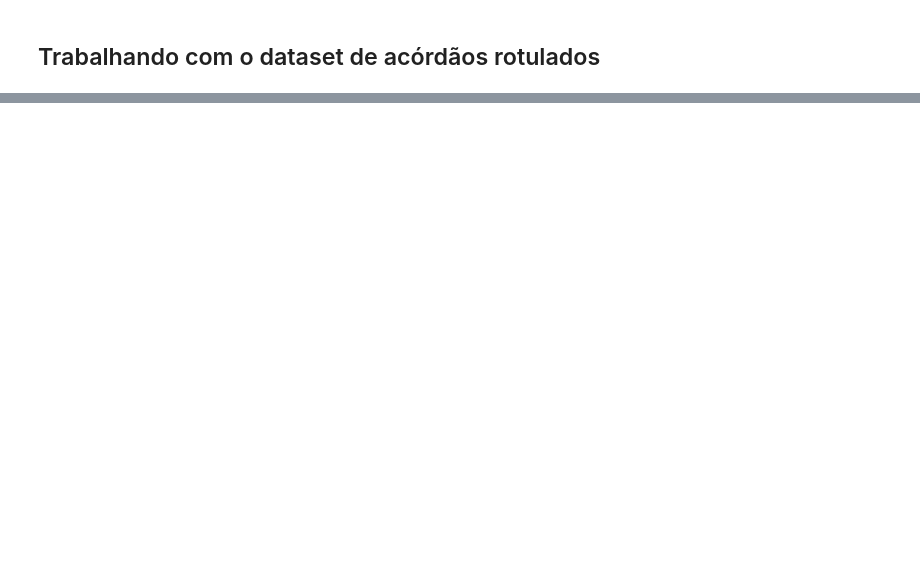
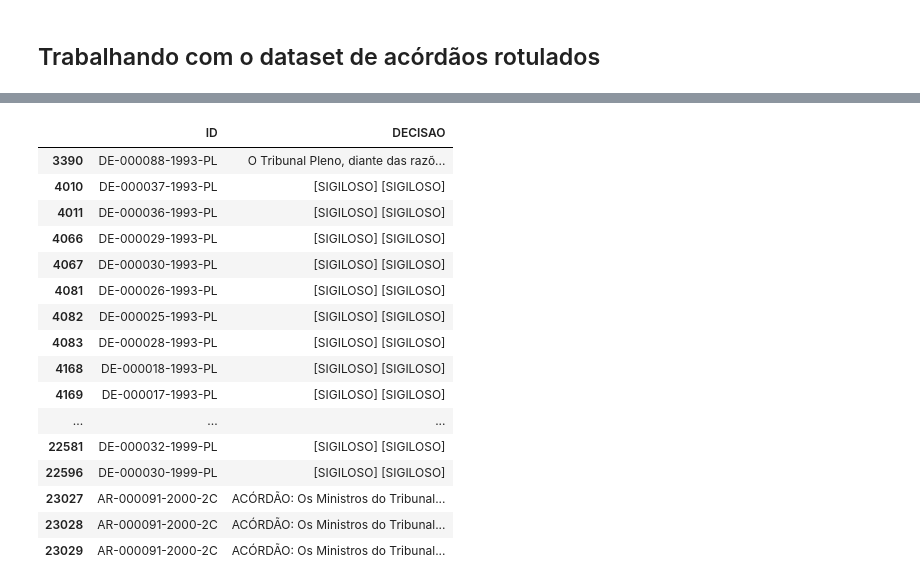
Before and after one commit to wmodanez/acordaos, a Jupyter notebook: 01 - Create dataset.ipynb, the cells around one changed output, grey strips where cells are left out. Saved outputs shown, nothing was run; the diff lists cells and outputs as text; code cells hidden in the pictures; blank space fills up the shorter version.

```diff
--- a/01 - Create dataset.ipynb
+++ b/01 - Create dataset.ipynb
@@ -199,10 +139,11 @@ Quantidade de registros repetidos nos campos RELATÓRIO e ACÓRDAO: 18
 # %%
-df_acordaos['DECISAO'] = df_acordaos['ACORDAO'].map(str) + ' ' + df_acordaos['VOTO'].map(str) + ' ' + df_acordaos['RELATORIO'].map(str)
+df_acordaos['DECISAO'] = df_acordaos.ACORDAO + ' ' + df_acordaos.DECISAO + ' ' + df_acordaos.RELATORIO + ' ' + df_acordaos.VOTO + ' ' + df_acordaos.VOTOCOMPLEMENTAR + ' ' + df_acordaos.VOTOMINISTROREVISOR
 # %%
 # Retira colunas que não interessam para o trabalho
-df_acordaos = df_acordaos.drop(['URN', 'ANO_ACORDAO',
-                                'NUMERO_ACORDAO', 'RELATOR', 'PROCESSO', 'DATA_SESSAO', 'NUMERO_ATA',
-                                'ENTIDADE', 'SUMARIO', 'TIPO_PROCESSO', 'ACORDAO', 'VOTO', 'RELATORIO'], axis=1)
+df_acordaos = df_acordaos.drop(['ANO_ACORDAO', 'ASSUNTO', 'COLEGIADO', 'DATA_SESSAO', 'NUMERO_ACORDAO',
+                                'NUMERO_ATA', 'PROCESSO', 'RELATOR', 'SUMARIO', 'TIPO_PROCESSO', 'ACORDAO',
+                                'VOTO', 'RELATORIO', 'VOTOCOMPLEMENTAR', 'VOTOMINISTROREVISOR',
+                                'TIPO_DECISAO'], axis=1)
 
 df_acordaos.info()
 # %% [output]
@@ -296,0 +228,4 @@ Duration: 0:00:22.172912
+# %%
+path = 'dados/'
+# Seguindo os parâmetros da lib pathlib
+type_file = '**/*.txt'
@@ -296,0 +244,6 @@ Duration: 0:00:22.172912
+# %%
+for path in Path('dados/').rglob('**/*.txt'):
+    texto = ''
+    with path.open() as f:
+        texto += f.read()
+    df_acordaos = df_acordaos.append({'ID': path.stem, 'DECISAO': texto}, ignore_index=True)
@@ -296,0 +262,20 @@ Duration: 0:00:22.172912
+# %%
+df_acordaos[df_acordaos.duplicated(['ID', 'DECISAO'])]
+# %% [output]
+|  | ID | DECISAO |
+| 3390 | DE-000088-1993-PL | O Tribunal Pleno, diante das razõ... |
+| 4010 | DE-000037-1993-PL | [SIGILOSO] [SIGILOSO] |
+| 4011 | DE-000036-1993-PL | [SIGILOSO] [SIGILOSO] |
+| 4066 | DE-000029-1993-PL | [SIGILOSO] [SIGILOSO] |
+| 4067 | DE-000030-1993-PL | [SIGILOSO] [SIGILOSO] |
+| 4081 | DE-000026-1993-PL | [SIGILOSO] [SIGILOSO] |
+| 4082 | DE-000025-1993-PL | [SIGILOSO] [SIGILOSO] |
+| 4083 | DE-000028-1993-PL | [SIGILOSO] [SIGILOSO] |
+| 4168 | DE-000018-1993-PL | [SIGILOSO] [SIGILOSO] |
+| 4169 | DE-000017-1993-PL | [SIGILOSO] [SIGILOSO] |
+| ... | ... | ... |
+| 22581 | DE-000032-1999-PL | [SIGILOSO] [SIGILOSO] |
+| 22596 | DE-000030-1999-PL | [SIGILOSO] [SIGILOSO] |
+| 23027 | AR-000091-2000-2C | ACÓRDÃO: Os Ministros do Tribunal... |
+| 23028 | AR-000091-2000-2C | ACÓRDÃO: Os Ministros do Tribunal... |
+| 23029 | AR-000091-2000-2C | ACÓRDÃO: Os Ministros do Tribunal... |
```
Also changed, not shown: parts of 52 cells of this notebook.
